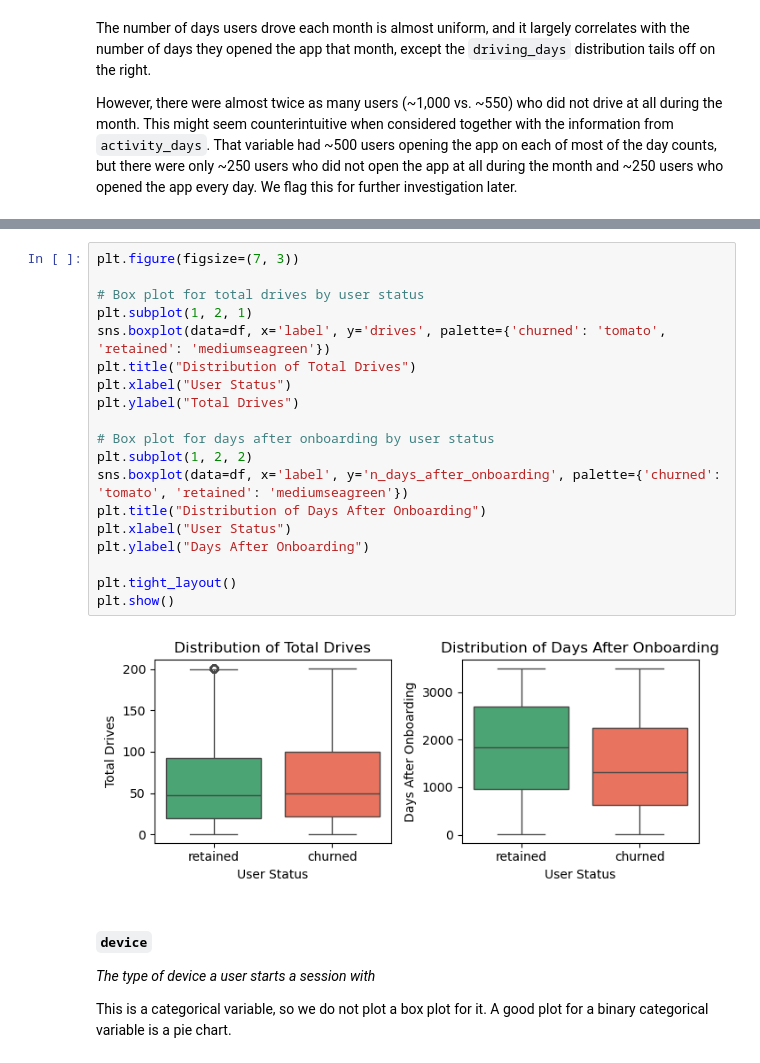
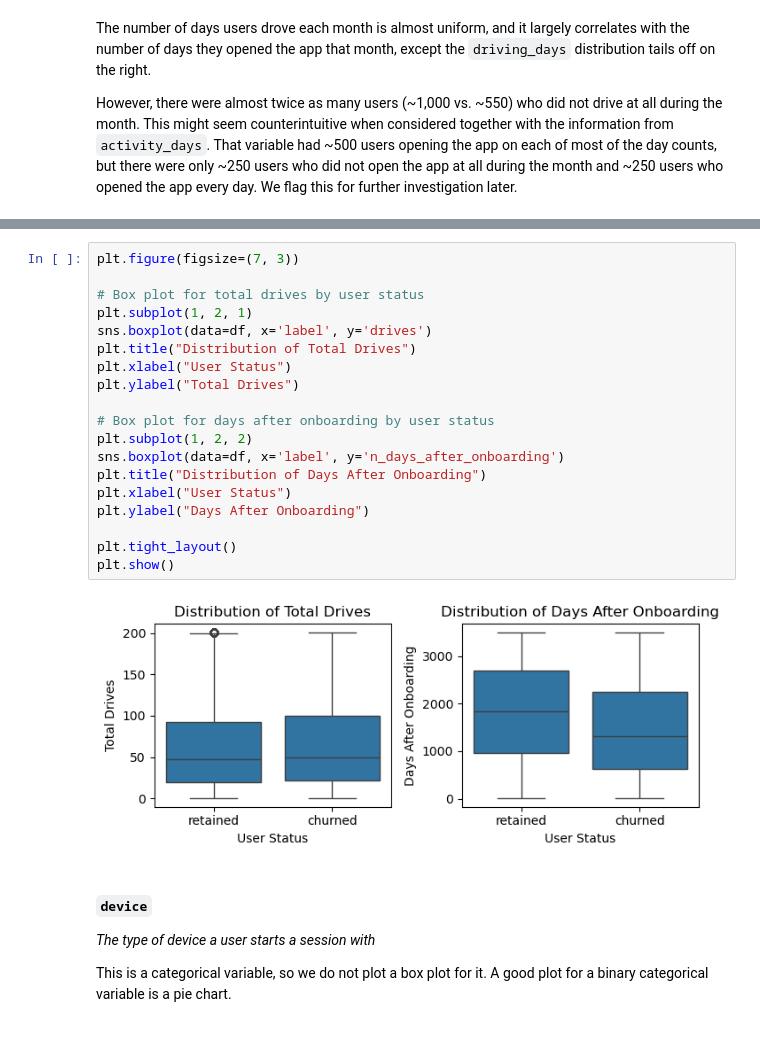
Before and after one commit to 7ricard/waze-data-project, a Jupyter notebook: Waze_User_Churn_EDA.ipynb, the cells around one changed output, grey strips where cells are left out. Saved outputs shown, nothing was run; the diff lists cells and outputs as text.

```diff
--- a/Waze_User_Churn_EDA.ipynb
+++ b/Waze_User_Churn_EDA.ipynb
@@ -336,24 +334,24 @@ df.head(5)
 # %%
 plt.figure(figsize=(7, 3))
 
 # Box plot for total drives by user status
 plt.subplot(1, 2, 1)
-sns.boxplot(data=df, x='label', y='drives', palette={'churned': 'tomato', 'retained': 'mediumseagreen'})
+sns.boxplot(data=df, x='label', y='drives')
 plt.title("Distribution of Total Drives")
 plt.xlabel("User Status")
 plt.ylabel("Total Drives")
 
 # Box plot for days after onboarding by user status
 plt.subplot(1, 2, 2)
-sns.boxplot(data=df, x='label', y='n_days_after_onboarding', palette={'churned': 'tomato', 'retained': 'mediumseagreen'})
+sns.boxplot(data=df, x='label', y='n_days_after_onboarding')
 plt.title("Distribution of Days After Onboarding")
 plt.xlabel("User Status")
 plt.ylabel("Days After Onboarding")
 
 plt.tight_layout()
 plt.show()
 # %% [output]
-[figure, old version]
+[figure, new version]
 # %% [markdown]
 #### **`device`**
 
```
Also changed, not shown: parts of 6 cells of this notebook.
